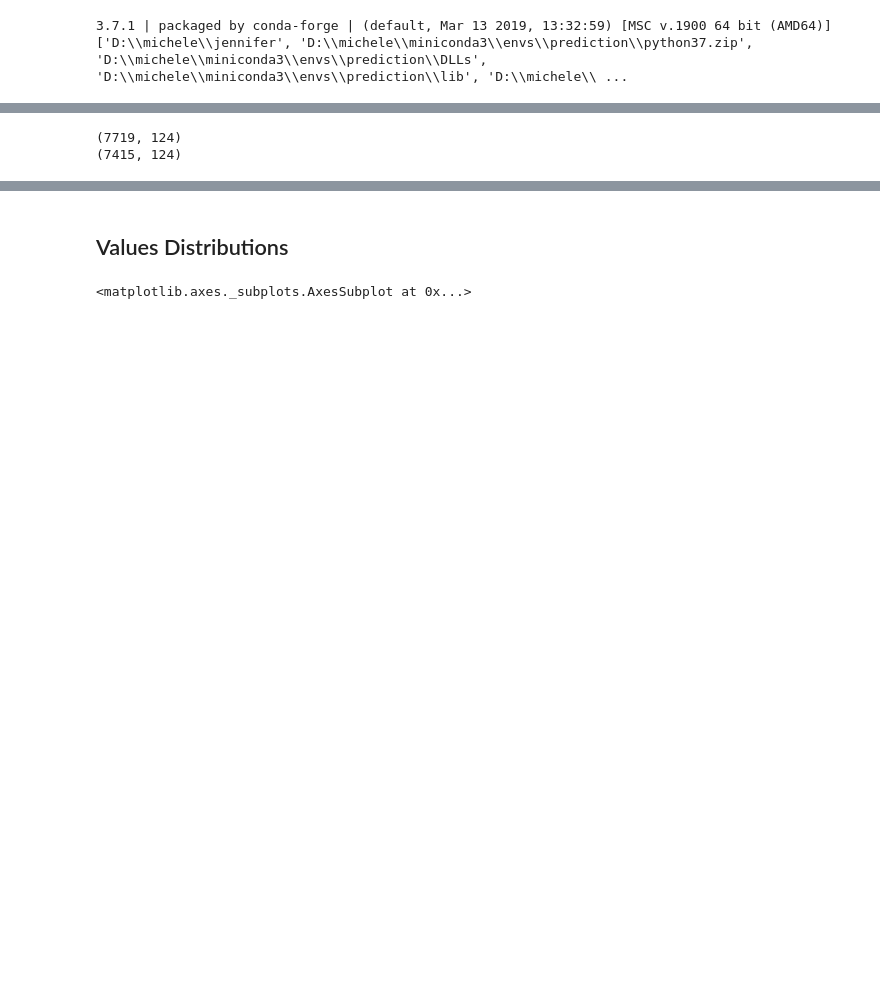
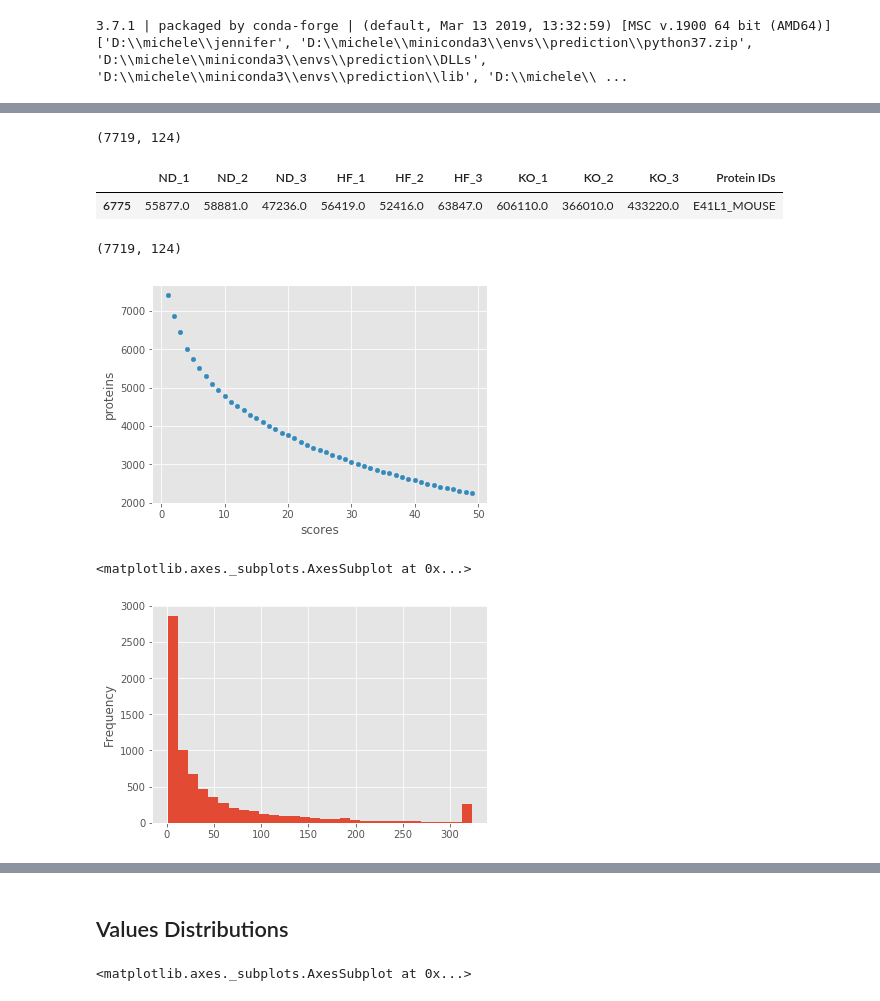
Before and after one commit to mtinti/jennifer2, a Jupyter notebook: Hypothalamus.ipynb, the cells around one changed output, grey strips where cells are left out. Cells and saved outputs as stored; diff of their text form; code cells hidden in the pictures; blank space fills up the shorter version.

```diff
--- a/Hypothalamus.ipynb
+++ b/Hypothalamus.ipynb
@@ -41,12 +44,56 @@ init_notebook_mode(connected=True)
+# %%
+path = 'D:/michele/jennifer/indata/Hypothalamus/combined_ipi/txt/'
+df = pd.read_table(path+'proteinGroups.txt')
+df.head()
+print(df.shape)
+df = df[df['Only identified by site']!='+']
+df = df[df['Potential contaminant']!='+']
+df = df[df['Reverse']!='+']
+hippo_cols = ['Reporter intensity corrected {} Hypothalamus'.format(n) for n in range(1,11)]
+hippo_df=df[hippo_cols+['Protein IDs']]
+hippo_df.columns = ['ND_1','ND_2','ND_3','HF_1','HF_2','HF_3','KO_1','KO_2','KO_3','null', 'Fasta headers']
+del hippo_df['null']
+hippo_df['Protein IDs']=[n.split(';')[0].split(' ')[0].split('|')[2] for n in df['Fasta headers']]
+del hippo_df['Fasta headers']
+hippo_df.head()
+hippo_df=hippo_df.replace(0,np.nan)
+#print(hippo_df.shape)
+hippo_df = hippo_df.dropna()
+#print(hippo_df.shape)
+#hippo_df=hippo_df.fillna(hippo_df.mean())
+hippo_df.to_csv('Hypothalamus_export.csv',sep='\t',index=False)
+# %% [output]
+(7719, 124)
+# %%
+hippo_df.head()
+hippo_df[hippo_df['Protein IDs'].isin(['E41L1_MOUSE'])]
+# %% [output]
+|  | ND_1 | ND_2 | ND_3 | HF_1 | HF_2 | HF_3 | KO_1 | KO_2 | KO_3 | Protein IDs |
+| 6775 | 55877.0 | 58881.0 | 47236.0 | 56419.0 | 52416.0 | 63847.0 | 606110.0 | 366010.0 | 433220.0 | E41L1_MOUSE |
 # %%
-path = 'D:/michele/jennifer/indata/Hypothalamus/combined/txt/proteinGroups.txt'
-df = pd.read_table(path)
+path = 'D:/michele/jennifer/indata/Hypothalamus/combined_ipi/txt/'
+#for l in os.listdir(path):
+#    print (l)
+df = pd.read_table(path+'proteinGroups.txt')
 df.head()
 print(df.shape)
 df = df[df['Only identified by site']!='+']
 df = df[df['Potential contaminant']!='+']
 df = df[df['Reverse']!='+']
-print(df.shape)
+
+scores = []
+proteins = []
+for n in range(1,50):
+    scores.append(n)
+    proteins.append(df[df['Score']>n].shape[0])
+score_t = pd.DataFrame()
+score_t['scores']=scores
+score_t['proteins']=proteins
+score_t.plot(x='scores',y='proteins',kind='scatter')
+plt.show()
+df['Score'].plot(kind='hist',bins=30)
 # %% [output]
 (7719, 124)
-(7415, 124)
+[figure, added]
+<matplotlib.axes._subplots.AxesSubplot at 0x...>
+[figure, added]
```
Also changed, not shown: parts of 43 cells of this notebook, 9 other files.
